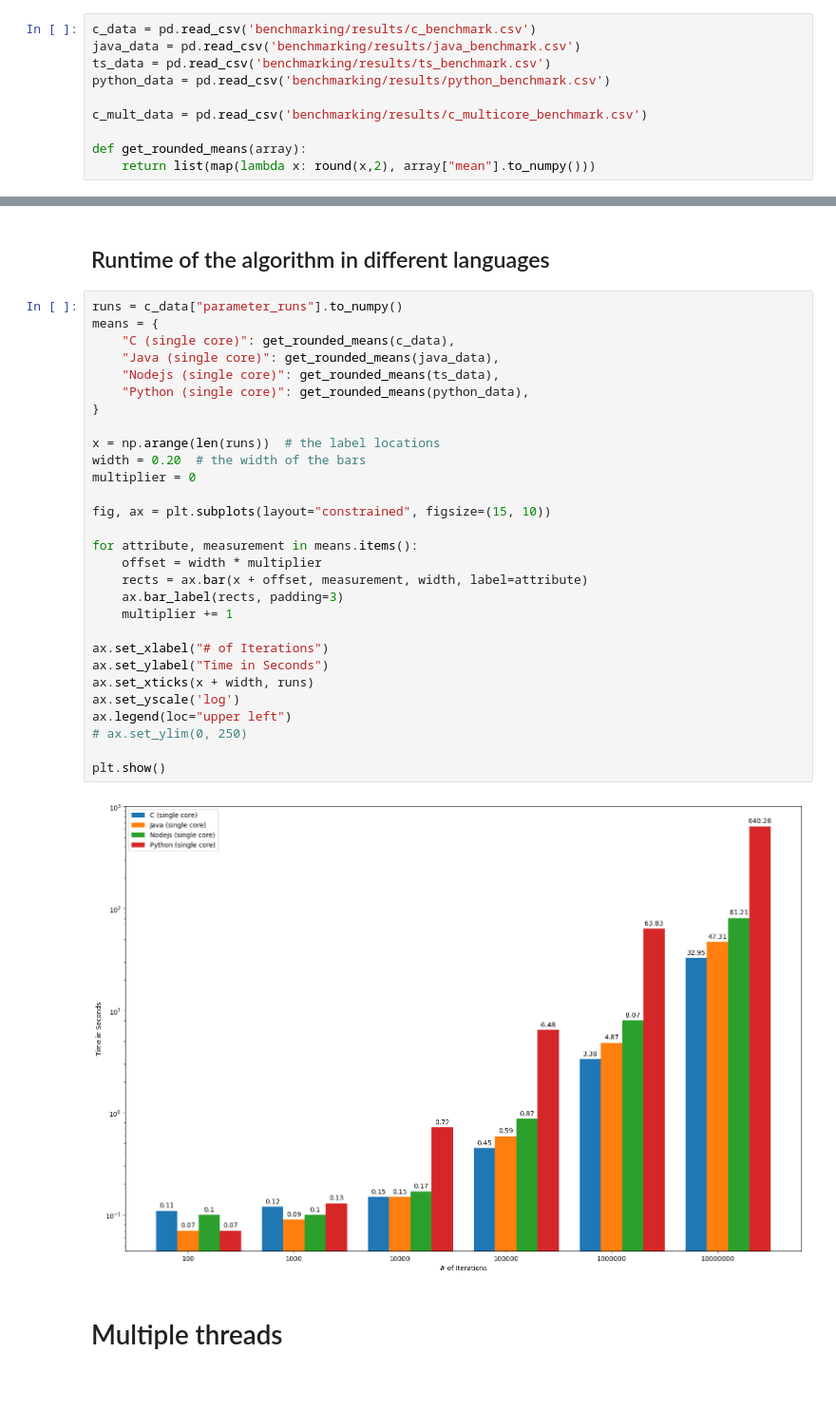
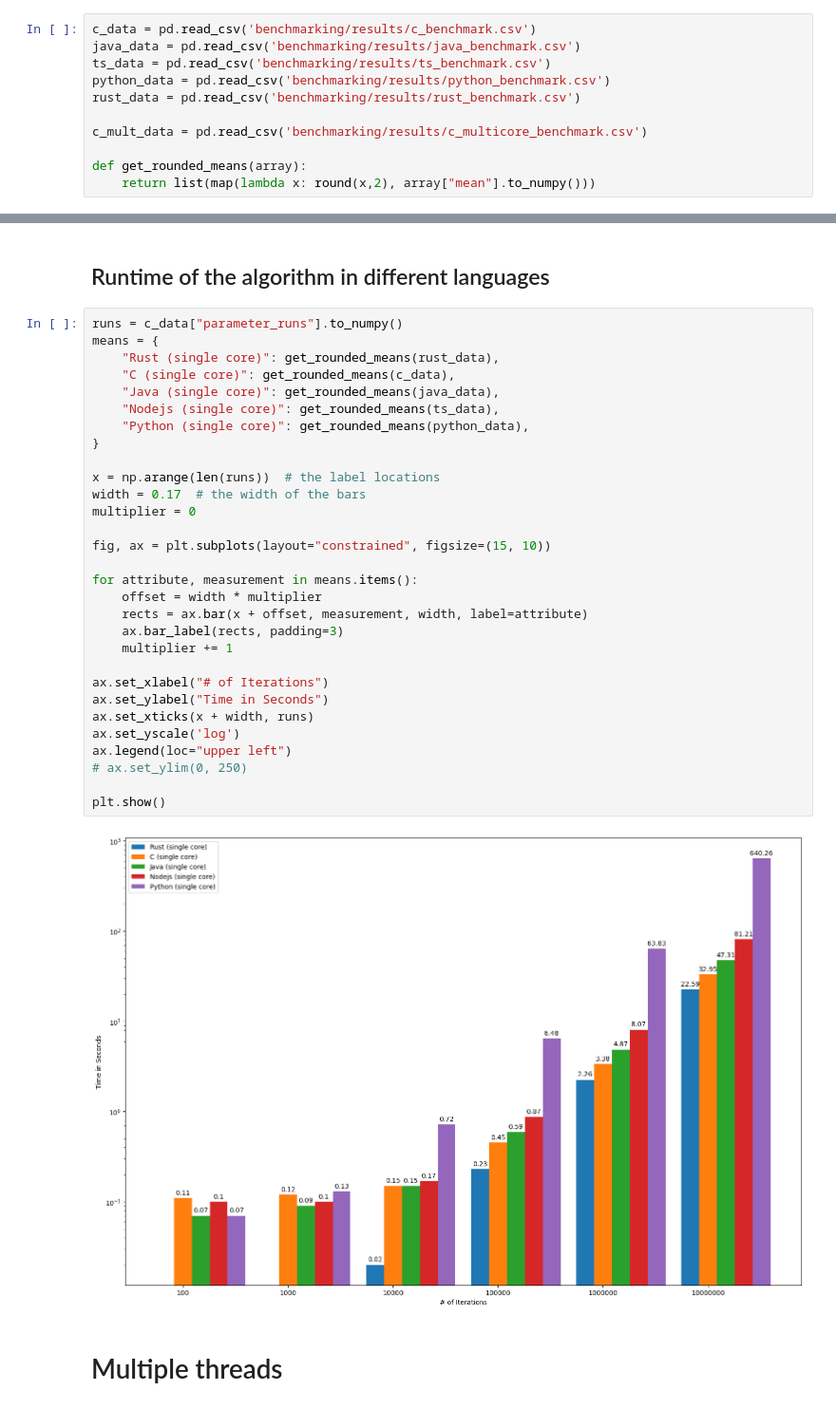
Before and after one commit to neferin12/iSM, a Jupyter notebook: benchmark.ipynb, the cells around one changed output, grey strips where cells are left out. Shown: that part at 95% size. Cells and saved outputs as stored; diff of their text form.

Commit message:
feat: Rust

```diff
--- a/benchmark.ipynb
+++ b/benchmark.ipynb
@@ -8,6 +8,7 @@ c_data = pd.read_csv('benchmarking/results/c_benchmark.csv')
 java_data = pd.read_csv('benchmarking/results/java_benchmark.csv')
 ts_data = pd.read_csv('benchmarking/results/ts_benchmark.csv')
 python_data = pd.read_csv('benchmarking/results/python_benchmark.csv')
+rust_data = pd.read_csv('benchmarking/results/rust_benchmark.csv')
 
 c_mult_data = pd.read_csv('benchmarking/results/c_multicore_benchmark.csv')
 
@@ -20,34 +21,35 @@ def get_rounded_means(array):
 # %%
 runs = c_data["parameter_runs"].to_numpy()
 means = {
+    "Rust (single core)": get_rounded_means(rust_data),
     "C (single core)": get_rounded_means(c_data),
     "Java (single core)": get_rounded_means(java_data),
     "Nodejs (single core)": get_rounded_means(ts_data),
     "Python (single core)": get_rounded_means(python_data),
 }
 
 x = np.arange(len(runs))  # the label locations
-width = 0.20  # the width of the bars
+width = 0.17  # the width of the bars
 multiplier = 0
 
 fig, ax = plt.subplots(layout="constrained", figsize=(15, 10))
 
 for attribute, measurement in means.items():
     offset = width * multiplier
     rects = ax.bar(x + offset, measurement, width, label=attribute)
     ax.bar_label(rects, padding=3)
     multiplier += 1
 
 ax.set_xlabel("# of Iterations")
 ax.set_ylabel("Time in Seconds")
 ax.set_xticks(x + width, runs)
 ax.set_yscale('log')
 ax.legend(loc="upper left")
 # ax.set_ylim(0, 250)
 
 plt.show()
 # %% [output]
-[figure, old version]
+[figure, new version]
 # %% [markdown]
 # Multiple threads
 # %% [markdown]
```
Also changed, not shown: 17 other files.
